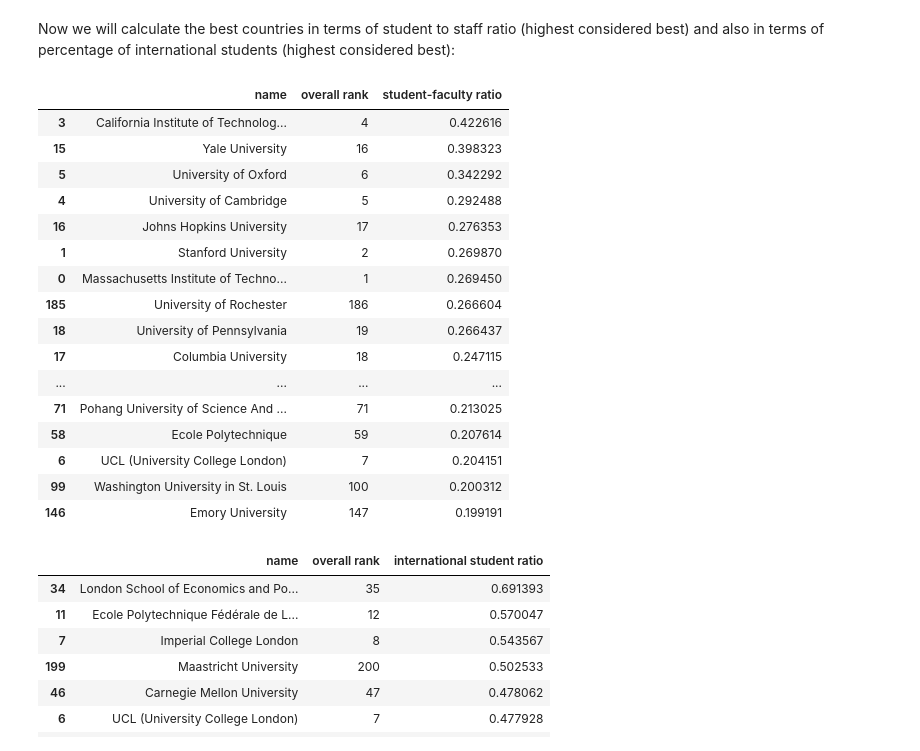
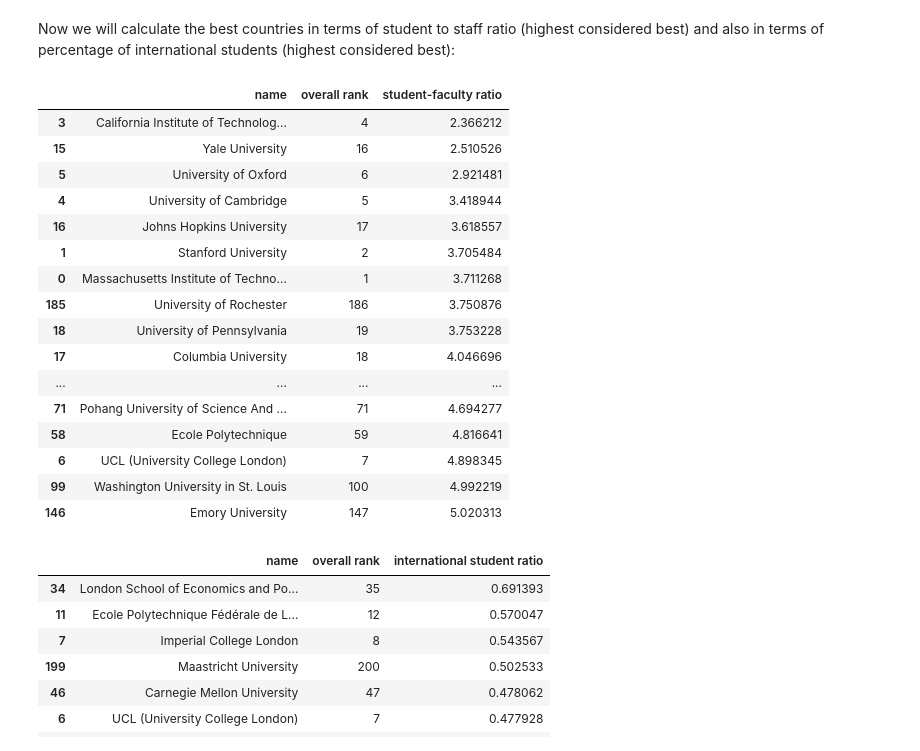
Before and after one commit to odorgergo/ada-rag, a Jupyter notebook: HW2/topuniversities.ipynb, the cells around one changed output. Cells and saved outputs as stored; diff of their text form; code cells hidden in the pictures.

```diff
--- a/HW2/topuniversities.ipynb
+++ b/HW2/topuniversities.ipynb
@@ -162,25 +162,25 @@ PDdata=pd.read_pickle("topuniversities.p")
 # %% [markdown]
 Now we will calculate the best countries in terms of student to staff ratio (highest considered best) and also in terms of percentage of international students (highest considered best):
 # %%
-PDdata.sort_values(ascending=[False], by=['student-faculty ratio'])[['name','overall rank','student-faculty ratio']].head(20)
+PDdata.sort_values(ascending=[True], by=['student-faculty ratio'])[['name','overall rank','student-faculty ratio']].head(20)
 # %% [output]
 |  | name | overall rank | student-faculty ratio |
-| 3 | California Institute of Technolog... | 4 | 0.422616 |
-| 15 | Yale University | 16 | 0.398323 |
-| 5 | University of Oxford | 6 | 0.342292 |
-| 4 | University of Cambridge | 5 | 0.292488 |
-| 16 | Johns Hopkins University | 17 | 0.276353 |
-| 1 | Stanford University | 2 | 0.269870 |
-| 0 | Massachusetts Institute of Techno... | 1 | 0.269450 |
-| 185 | University of Rochester | 186 | 0.266604 |
-| 18 | University of Pennsylvania | 19 | 0.266437 |
-| 17 | Columbia University | 18 | 0.247115 |
+| 3 | California Institute of Technolog... | 4 | 2.366212 |
+| 15 | Yale University | 16 | 2.510526 |
+| 5 | University of Oxford | 6 | 2.921481 |
+| 4 | University of Cambridge | 5 | 3.418944 |
+| 16 | Johns Hopkins University | 17 | 3.618557 |
+| 1 | Stanford University | 2 | 3.705484 |
+| 0 | Massachusetts Institute of Techno... | 1 | 3.711268 |
+| 185 | University of Rochester | 186 | 3.750876 |
+| 18 | University of Pennsylvania | 19 | 3.753228 |
+| 17 | Columbia University | 18 | 4.046696 |
 | ... | ... | ... | ... |
-| 71 | Pohang University of Science And ... | 71 | 0.213025 |
-| 58 | Ecole Polytechnique | 59 | 0.207614 |
-| 6 | UCL (University College London) | 7 | 0.204151 |
-| 99 | Washington University in St. Louis | 100 | 0.200312 |
-| 146 | Emory University | 147 | 0.199191 |
+| 71 | Pohang University of Science And ... | 71 | 4.694277 |
+| 58 | Ecole Polytechnique | 59 | 4.816641 |
+| 6 | UCL (University College London) | 7 | 4.898345 |
+| 99 | Washington University in St. Louis | 100 | 4.992219 |
+| 146 | Emory University | 147 | 5.020313 |
 # %%
 PDdata.sort_values(ascending=[False], by=['international student ratio'])[['name','overall rank','international student ratio']].head(20)
 # %% [output]
```
Also changed, not shown: parts of 7 cells of this notebook, 2 other files.
